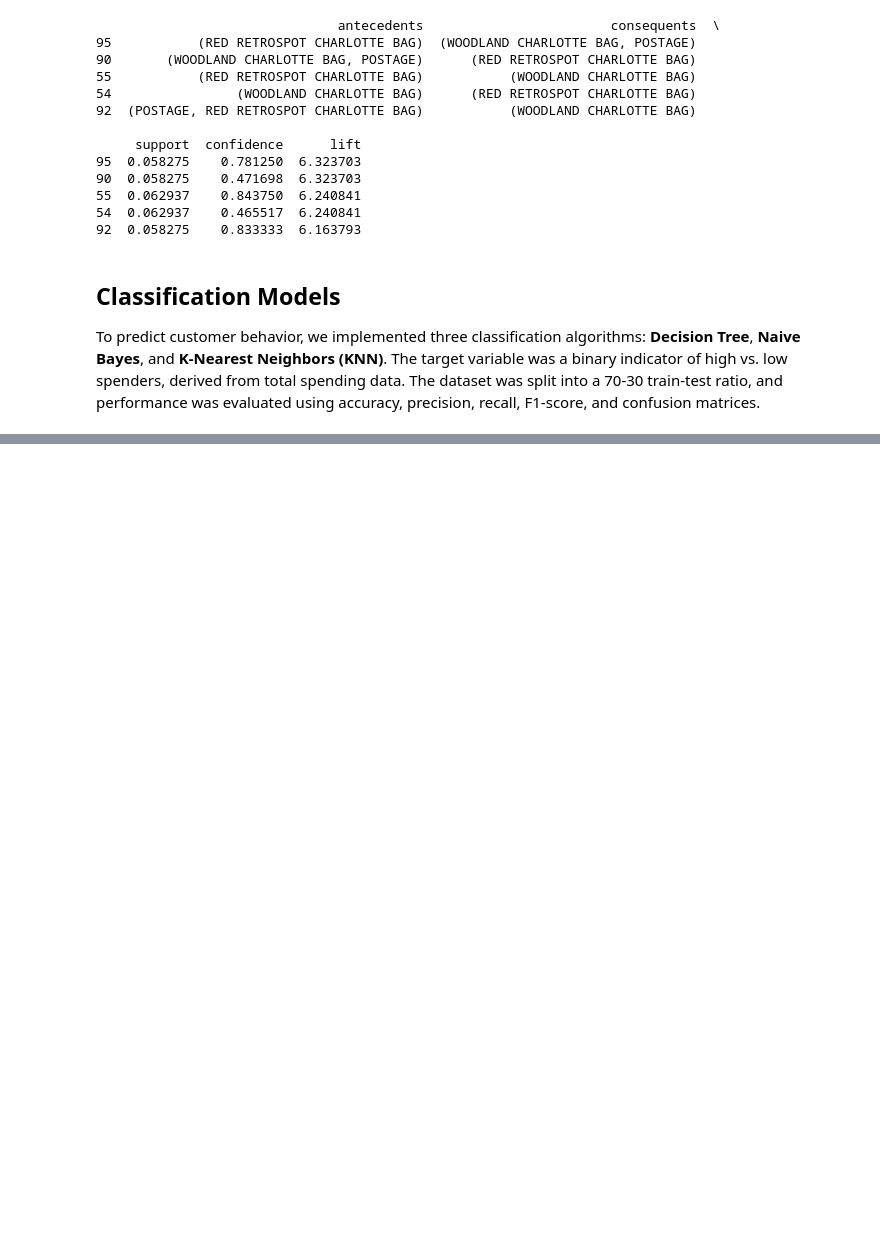
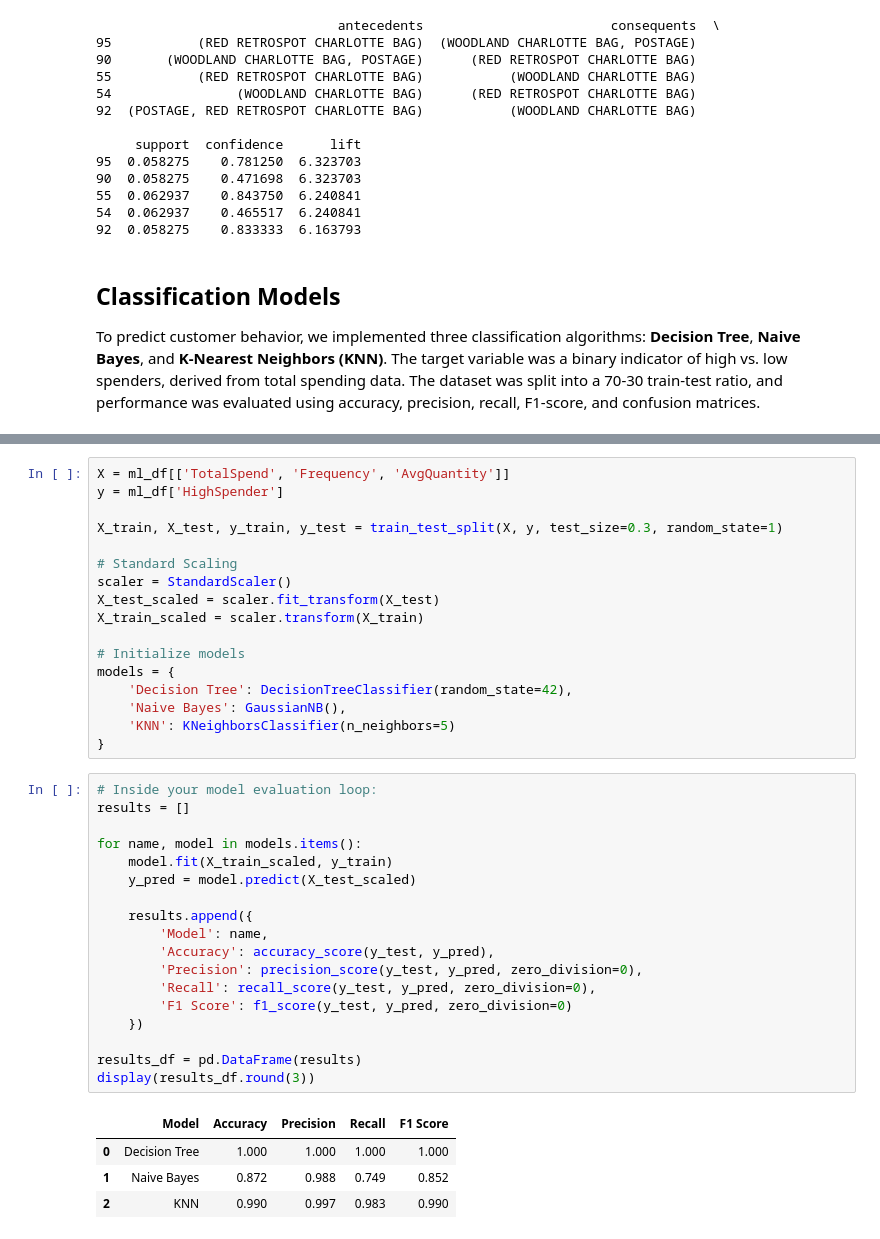
Before and after one commit to Rimocide/DataMiningProject, a Jupyter notebook: projectcode.ipynb, the cells around one changed output, grey strips where cells are left out. Saved outputs shown, nothing was run; the diff lists cells and outputs as text; blank space fills up the shorter version.

```diff
--- a/projectcode.ipynb
+++ b/projectcode.ipynb
@@ -283,0 +303,40 @@ To predict customer behavior, we implemented three classification algorithms: **
+# %%
+X = ml_df[['TotalSpend', 'Frequency', 'AvgQuantity']]
+y = ml_df['HighSpender']
+
+X_train, X_test, y_train, y_test = train_test_split(X, y, test_size=0.3, random_state=1)
+
+# Standard Scaling
+scaler = StandardScaler()
+X_test_scaled = scaler.fit_transform(X_test)
+X_train_scaled = scaler.transform(X_train)
+
+# Initialize models
+models = {
+    'Decision Tree': DecisionTreeClassifier(random_state=42),
+    'Naive Bayes': GaussianNB(),
+    'KNN': KNeighborsClassifier(n_neighbors=5)
+}
+# %%
+# Inside your model evaluation loop:
+results = []
+
+for name, model in models.items():
+    model.fit(X_train_scaled, y_train)
+    y_pred = model.predict(X_test_scaled)
+
+    results.append({
+        'Model': name,
+        'Accuracy': accuracy_score(y_test, y_pred),
+        'Precision': precision_score(y_test, y_pred, zero_division=0),
+        'Recall': recall_score(y_test, y_pred, zero_division=0),
+        'F1 Score': f1_score(y_test, y_pred, zero_division=0)
+    })
+
+results_df = pd.DataFrame(results)
+display(results_df.round(3))
+# %% [output]
+|  | Model | Accuracy | Precision | Recall | F1 Score |
+| 0 | Decision Tree | 1.000 | 1.000 | 1.000 | 1.000 |
+| 1 | Naive Bayes | 0.872 | 0.988 | 0.749 | 0.852 |
+| 2 | KNN | 0.990 | 0.997 | 0.983 | 0.990 |
```
Also changed, not shown: parts of 8 cells of this notebook.
